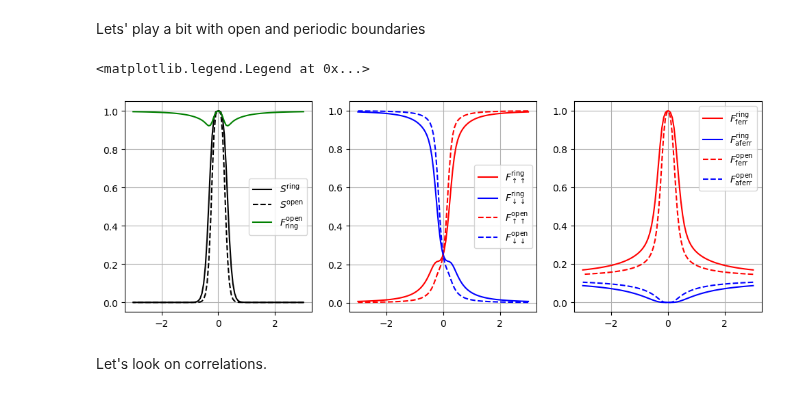
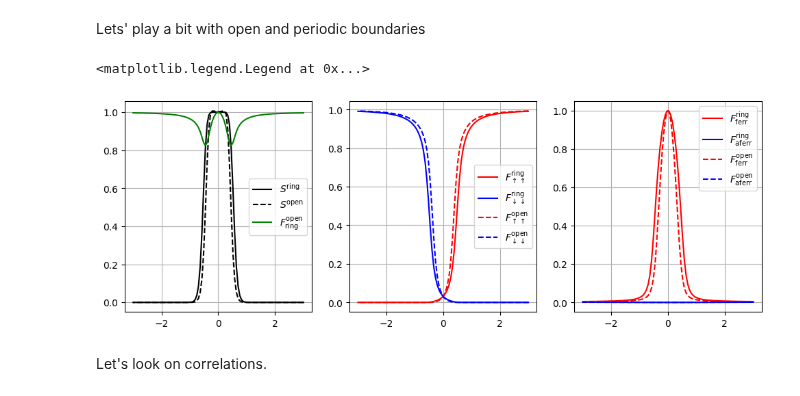
Before and after one commit to ekiktenko/Tutorials, a Jupyter notebook: Tranverse_field_Ising_and_Jordan-Wigner_transform.ipynb, the cells around one changed output. Cells and saved outputs as stored; diff of their text form; code cells hidden in the pictures.

```diff
--- a/Tranverse_field_Ising_and_Jordan-Wigner_transform.ipynb
+++ b/Tranverse_field_Ising_and_Jordan-Wigner_transform.ipynb
@@ -117,7 +118,7 @@ def make_aferr_state(n: int):
 Lets' play a bit with open and periodic boundaries
 # %%
 # === Parameters ===
-n = 2
+n = 5
 J = 1
 beta = 20
 # ------------------
@@ -191,34 +192,34 @@ ax3.plot(
     label=r"$F_{\rm ferr}^{\rm ring}$",
 )
 ax3.plot(
     h_arr,
     data_dict["ring-aferr"],
     "b-",
     label=r"$F_{\rm  aferr}^{\rm ring}$",
 )
 ax3.plot(
     h_arr,
     data_dict["open-ferr"],
     "r--",
     label=r"$F_{\rm ferr}^{\rm open}$",
 )
 ax3.plot(
     h_arr,
     data_dict["open-aferr"],
     "b--",
     label=r"$F_{\rm aferr}^{\rm open}$",
 )
 
 
 ax1.grid()
 ax1.legend()
 ax2.grid()
 ax2.legend()
 ax3.grid()
 ax3.legend()
 # %% [output]
 <matplotlib.legend.Legend at 0x...>
-[figure, old version]
+[figure, new version]
 # %% [markdown]
 Let's look on correlations.
 # %%
```
Also changed, not shown: parts of 8 cells of this notebook.
